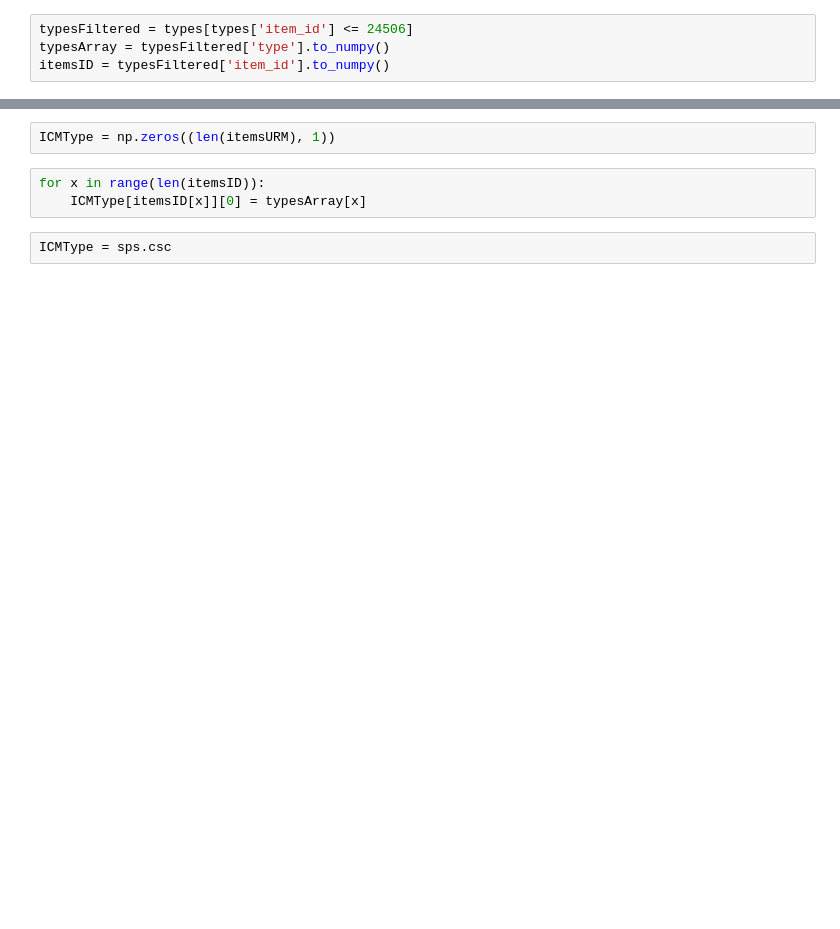
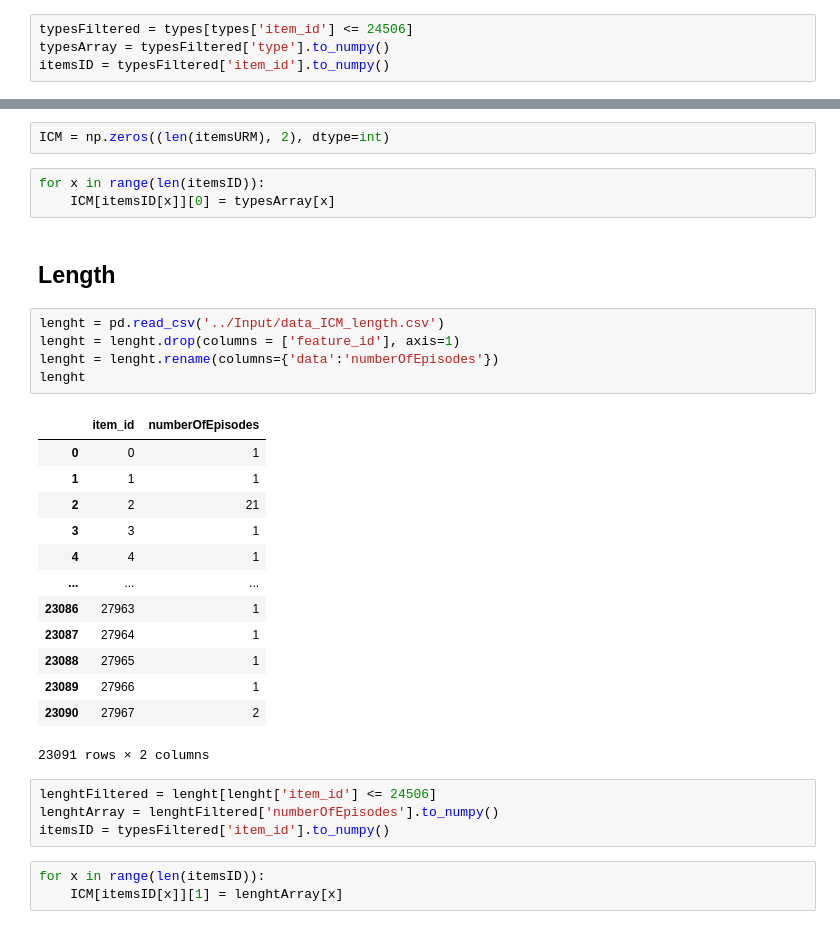
Before and after one commit to MatteoPancini/Recsys-Challenge-2022, a Jupyter notebook: Notebooks/createICM.ipynb, the cells around one changed output, grey strips where cells are left out. Saved outputs shown, nothing was run; the diff lists cells and outputs as text; blank space fills up the shorter version.

```diff
--- a/Notebooks/createICMType.ipynb
+++ b/Notebooks/createICM.ipynb
@@ -148,7 +170,33 @@ itemsID = typesFiltered['item_id'].to_numpy()
 # %%
-ICMType = np.zeros((len(itemsURM), 1))
+ICM = np.zeros((len(itemsURM), 2), dtype=int)
 # %%
 for x in range(len(itemsID)):
-    ICMType[itemsID[x]][0] = typesArray[x]
+    ICM[itemsID[x]][0] = typesArray[x]
-# %%
-ICMType = sps.csc
+# %% [markdown]
+## Length
+# %%
+lenght = pd.read_csv('../Input/data_ICM_length.csv')
+lenght = lenght.drop(columns = ['feature_id'], axis=1)
+lenght = lenght.rename(columns={'data':'numberOfEpisodes'})
+lenght
+# %% [output]
+|  | item_id | numberOfEpisodes |
+| 0 | 0 | 1 |
+| 1 | 1 | 1 |
+| 2 | 2 | 21 |
+| 3 | 3 | 1 |
+| 4 | 4 | 1 |
+| ... | ... | ... |
+| 23086 | 27963 | 1 |
+| 23087 | 27964 | 1 |
+| 23088 | 27965 | 1 |
+| 23089 | 27966 | 1 |
+| 23090 | 27967 | 2 |
+23091 rows × 2 columns
+# %%
+lenghtFiltered = lenght[lenght['item_id'] <= 24506]
+lenghtArray = lenghtFiltered['numberOfEpisodes'].to_numpy()
+itemsID = typesFiltered['item_id'].to_numpy()
+# %%
+for x in range(len(itemsID)):
+    ICM[itemsID[x]][1] = lenghtArray[x]
```
Also changed, not shown: parts of 6 cells of this notebook, 21 other files.
